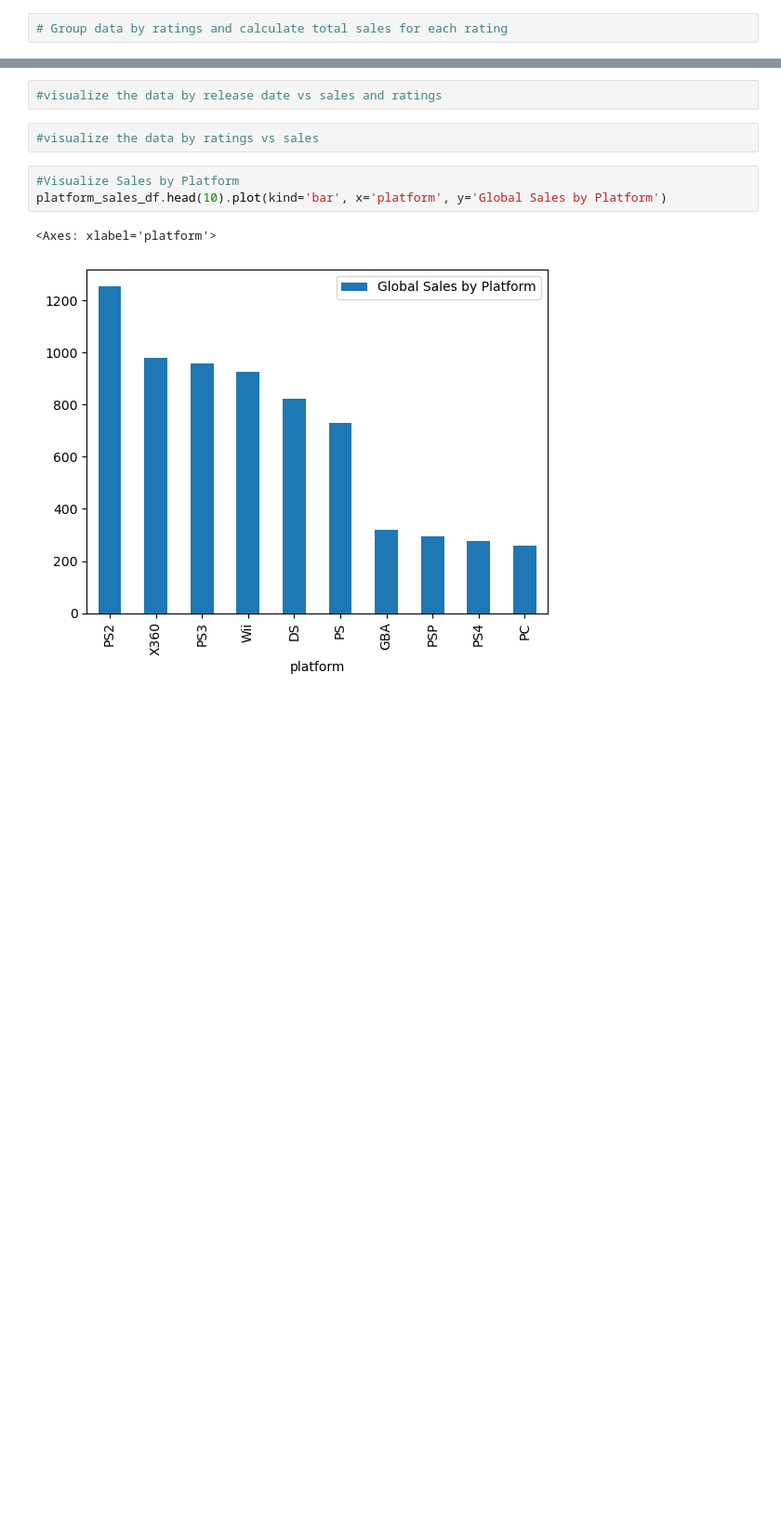
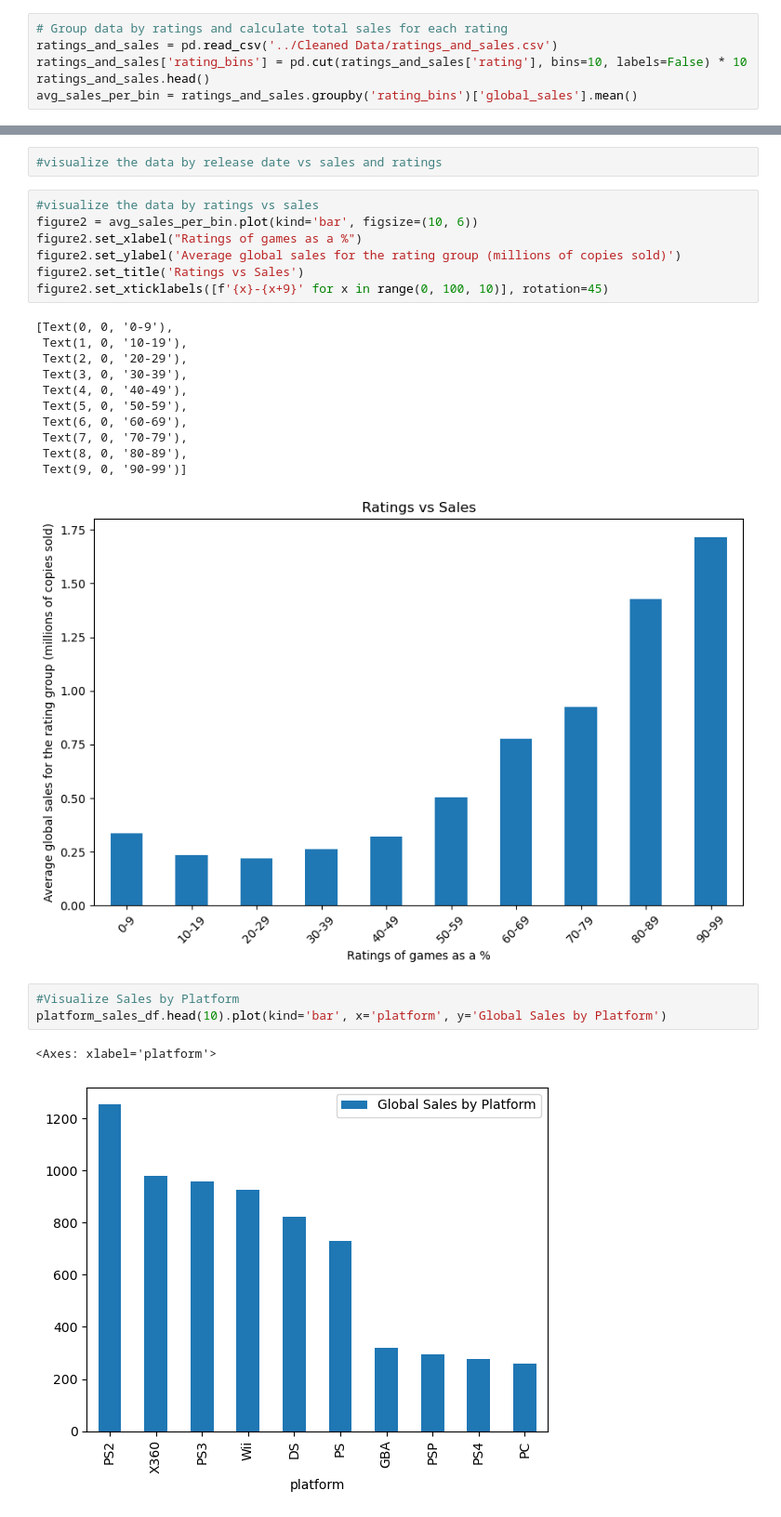
Before and after one commit to knohavec/Project-1-, a Jupyter notebook: Data Exploration Jupiter Notebooks/video_game_sales.ipynb, the cells around one changed output, grey strips where cells are left out. Shown: that part at 93% size. Drawn from its saved outputs; the diff is of its cells as text; blank space fills up the shorter version.

Commit message:
added ratings vs sales graph to main jupiter notebook

```diff
--- a/Data Exploration Jupiter Notebooks/video_game_sales.ipynb
+++ b/Data Exploration Jupiter Notebooks/video_game_sales.ipynb
@@ -92,6 +92,10 @@ memory usage: 1.4+ MB
 # 2 - Grouping The Data
 # %%
 # Group data by ratings and calculate total sales for each rating
+ratings_and_sales = pd.read_csv('../Cleaned Data/ratings_and_sales.csv')
+ratings_and_sales['rating_bins'] = pd.cut(ratings_and_sales['rating'], bins=10, labels=False) * 10
+ratings_and_sales.head()
+avg_sales_per_bin = ratings_and_sales.groupby('rating_bins')['global_sales'].mean()
 # %%
 # Group data by release date and compute statistics (e.g., total sales, average ratings) for each time period
 # %%
@@ -282,7 +284,24 @@ plt.show()
 # %%
 #visualize the data by release date vs sales and ratings
-# %%
-#visualize the data by ratings vs sales
+# %%
+#visualize the data by ratings vs sales
+figure2 = avg_sales_per_bin.plot(kind='bar', figsize=(10, 6))
+figure2.set_xlabel("Ratings of games as a %")
+figure2.set_ylabel('Average global sales for the rating group (millions of copies sold)')
+figure2.set_title('Ratings vs Sales')
+figure2.set_xticklabels([f'{x}-{x+9}' for x in range(0, 100, 10)], rotation=45)
+# %% [output]
+[Text(0, 0, '0-9'),
+ Text(1, 0, '10-19'),
+ Text(2, 0, '20-29'),
+ Text(3, 0, '30-39'),
+ Text(4, 0, '40-49'),
+ Text(5, 0, '50-59'),
+ Text(6, 0, '60-69'),
+ Text(7, 0, '70-79'),
+ Text(8, 0, '80-89'),
+ Text(9, 0, '90-99')]
+[figure, added]
 # %%
 #Visualize Sales by Platform
 platform_sales_df.head(10).plot(kind='bar', x='platform', y='Global Sales by Platform')
```
Also changed, not shown: parts of 2 cells of this notebook.
